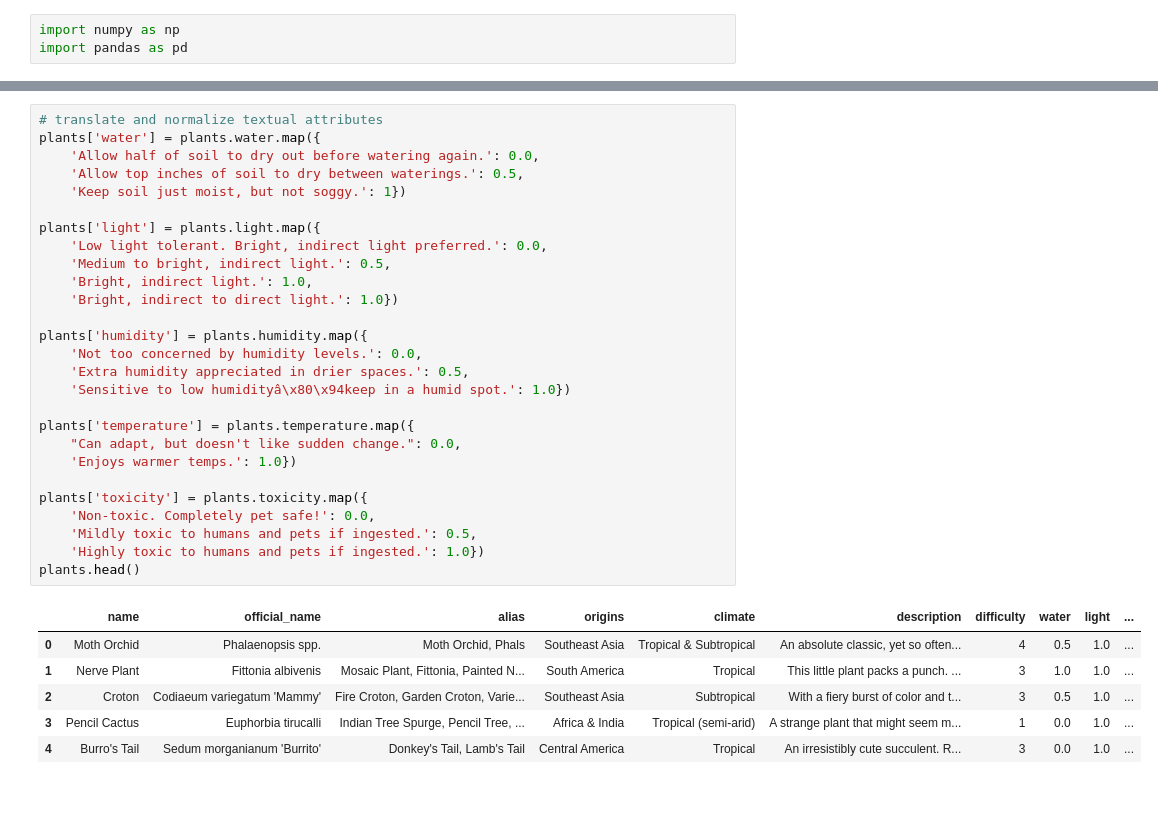
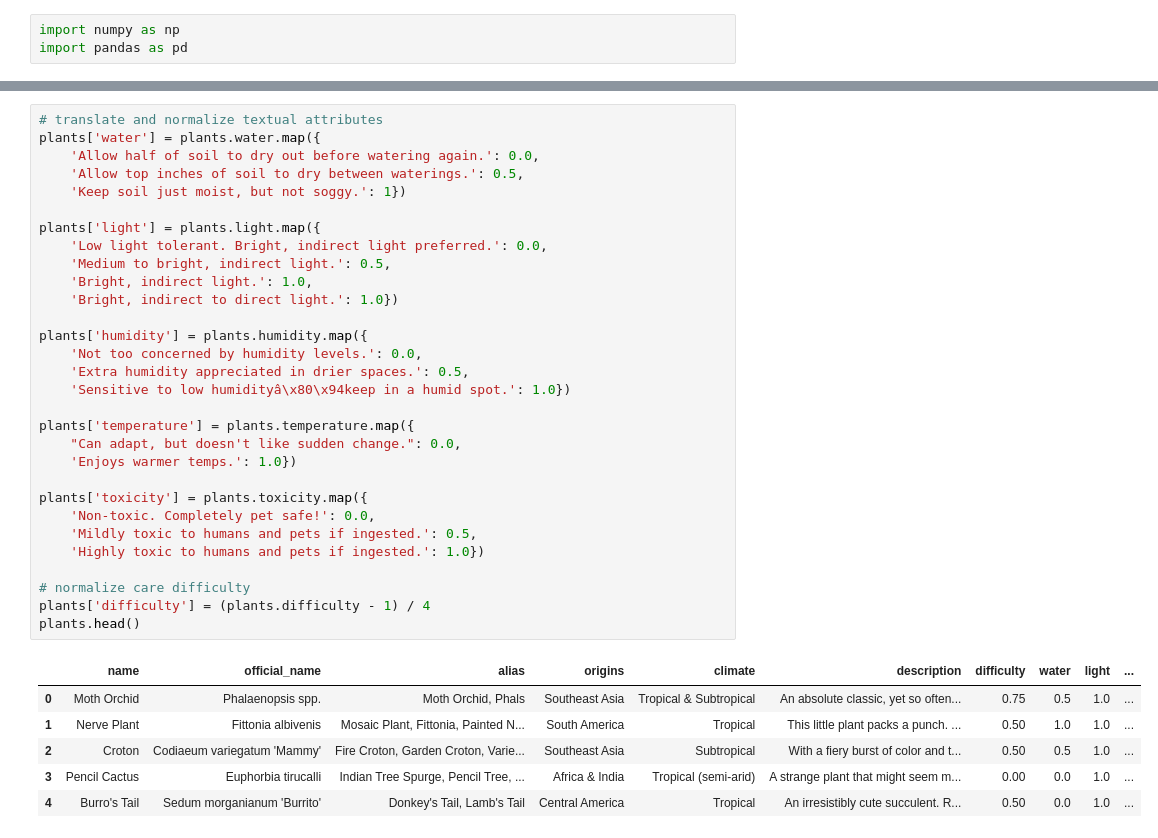
Before and after one commit to ManhTin/plant-recommender-datasource, a Jupyter notebook: notebooks/howmanyplants.ipynb, the cells around one changed output, grey strips where cells are left out. Cells and saved outputs as stored; diff of their text form; blank space fills up the shorter version.

```diff
--- a/notebooks/howmanyplants.ipynb
+++ b/notebooks/howmanyplants.ipynb
@@ -20,37 +20,40 @@ plants.head()
 # %%
 # translate and normalize textual attributes
 plants['water'] = plants.water.map({
     'Allow half of soil to dry out before watering again.': 0.0,
     'Allow top inches of soil to dry between waterings.': 0.5,
     'Keep soil just moist, but not soggy.': 1})
 
 plants['light'] = plants.light.map({
     'Low light tolerant. Bright, indirect light preferred.': 0.0,
     'Medium to bright, indirect light.': 0.5,
     'Bright, indirect light.': 1.0,
     'Bright, indirect to direct light.': 1.0})
 
 plants['humidity'] = plants.humidity.map({
     'Not too concerned by humidity levels.': 0.0,
     'Extra humidity appreciated in drier spaces.': 0.5,
     'Sensitive to low humidityâ\x80\x94keep in a humid spot.': 1.0})
 
 plants['temperature'] = plants.temperature.map({
     "Can adapt, but doesn't like sudden change.": 0.0,
     'Enjoys warmer temps.': 1.0})
 
 plants['toxicity'] = plants.toxicity.map({
     'Non-toxic. Completely pet safe!': 0.0,
     'Mildly toxic to humans and pets if ingested.': 0.5,
     'Highly toxic to humans and pets if ingested.': 1.0})
+
+# normalize care difficulty
+plants['difficulty'] = (plants.difficulty - 1) / 4
 plants.head()
 # %% [output]
 |  | name | official_name | alias | origins | climate | description | difficulty | water | light | ... |
-| 0 | Moth Orchid | Phalaenopsis spp. | Moth Orchid, Phals | Southeast Asia | Tropical & Subtropical | An absolute classic, yet so often... | 4 | 0.5 | 1.0 | ... |
-| 1 | Nerve Plant | Fittonia albivenis | Mosaic Plant, Fittonia, Painted N... | South America | Tropical | This little plant packs a punch. ... | 3 | 1.0 | 1.0 | ... |
-| 2 | Croton | Codiaeum variegatum 'Mammy' | Fire Croton, Garden Croton, Varie... | Southeast Asia | Subtropical | With a fiery burst of color and t... | 3 | 0.5 | 1.0 | ... |
-| 3 | Pencil Cactus | Euphorbia tirucalli | Indian Tree Spurge, Pencil Tree, ... | Africa & India | Tropical (semi-arid) | A strange plant that might seem m... | 1 | 0.0 | 1.0 | ... |
-| 4 | Burro's Tail | Sedum morganianum 'Burrito' | Donkey's Tail, Lamb's Tail | Central America | Tropical | An irresistibly cute succulent. R... | 3 | 0.0 | 1.0 | ... |
+| 0 | Moth Orchid | Phalaenopsis spp. | Moth Orchid, Phals | Southeast Asia | Tropical & Subtropical | An absolute classic, yet so often... | 0.75 | 0.5 | 1.0 | ... |
+| 1 | Nerve Plant | Fittonia albivenis | Mosaic Plant, Fittonia, Painted N... | South America | Tropical | This little plant packs a punch. ... | 0.50 | 1.0 | 1.0 | ... |
+| 2 | Croton | Codiaeum variegatum 'Mammy' | Fire Croton, Garden Croton, Varie... | Southeast Asia | Subtropical | With a fiery burst of color and t... | 0.50 | 0.5 | 1.0 | ... |
+| 3 | Pencil Cactus | Euphorbia tirucalli | Indian Tree Spurge, Pencil Tree, ... | Africa & India | Tropical (semi-arid) | A strange plant that might seem m... | 0.00 | 0.0 | 1.0 | ... |
+| 4 | Burro's Tail | Sedum morganianum 'Burrito' | Donkey's Tail, Lamb's Tail | Central America | Tropical | An irresistibly cute succulent. R... | 0.50 | 0.0 | 1.0 | ... |
 # %%
 # only keep the max height and width
 plants.loc[plants.height.str.contains('-', na=False), 'height'] = plants.height.str.split('-').str[1].astype(float)
```
Also changed, not shown: parts of 4 cells of this notebook.
